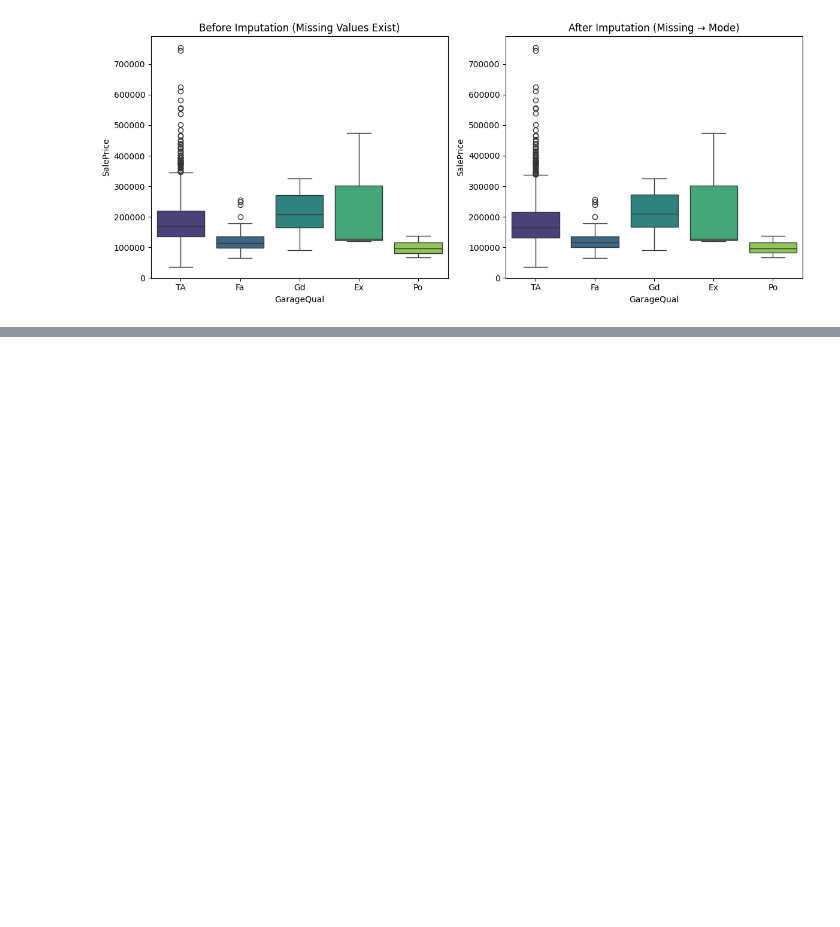
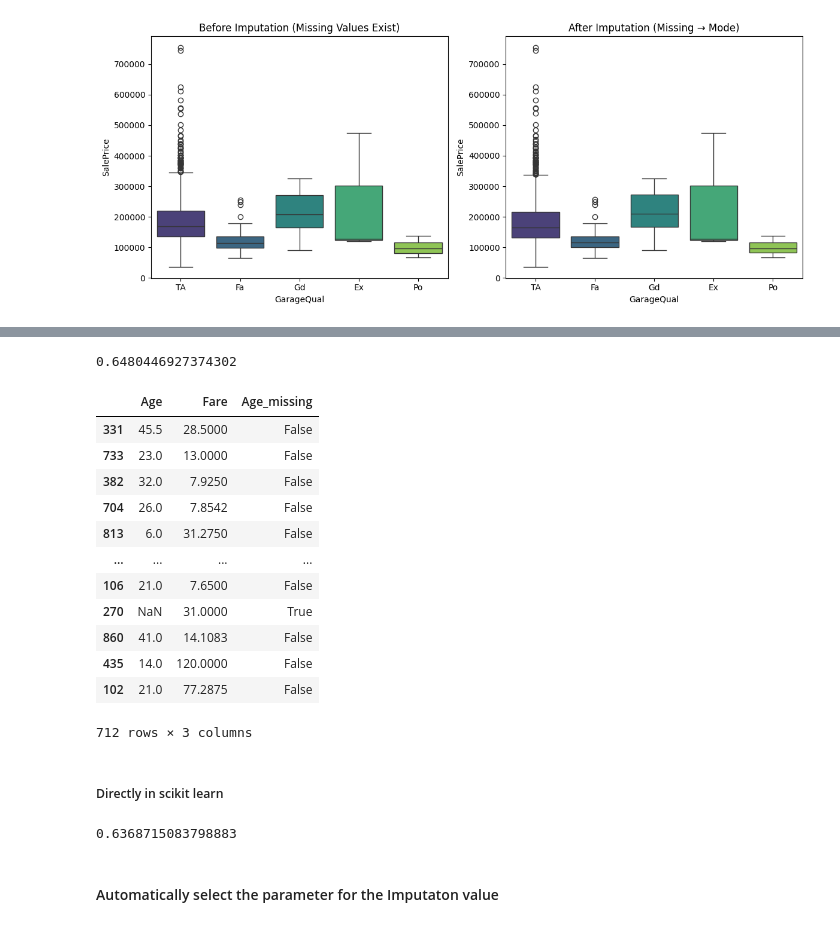
Before and after one commit to SumanGouda/Scikit-Learn-, a Jupyter notebook: DATA PROCESSING/Handling Missing Values.ipynb, the cells around one changed output, grey strips where cells are left out. Cells and saved outputs as stored; diff of their text form; code cells hidden in the pictures; blank space fills up the shorter version.

```diff
--- a/DATA PROCESSING/Handling Missing Values.ipynb
+++ b/DATA PROCESSING/Handling Missing Values.ipynb
@@ -207,0 +324,6 @@ plt.show()
+# %%
+df = pd.read_csv('https://raw.githubusercontent.com/campusx-official/100-days-of-machine-learning/refs/heads/main/day38-missing-indicator/train.csv', usecols = ['Age', 'Fare', 'Survived'])
+# %%
+X = df.drop(columns=['Survived'])
+y = df['Survived']
+X_train, X_test, y_train, y_test = train_test_split(X, y, test_size=0.2, random_state=42)
@@ -207,0 +344,53 @@ plt.show()
+# %%
+from sklearn.linear_model import LogisticRegression
+lr = LogisticRegression()
+lr.fit(X_train_trf, y_train)
+y_pred = lr.predict(X_test_trf)
+
+from sklearn.metrics import accuracy_score
+accuracy = accuracy_score(y_test, y_pred)
+accuracy
+# %% [output]
+0.6480446927374302
+# %%
+from sklearn.impute import MissingIndicator
+mi = MissingIndicator()
+X_train_mi = mi.fit_transform(X_train)
+X_test_mi = mi.transform(X_test)
+
+# Put the missing indicator in the training set
+X_train['Age_missing'] = X_train_mi
+X_test['Age_missing'] = X_test_mi
+# %% [output]
+|  | Age | Fare | Age_missing |
+| 331 | 45.5 | 28.5000 | False |
+| 733 | 23.0 | 13.0000 | False |
+| 382 | 32.0 | 7.9250 | False |
+| 704 | 26.0 | 7.8542 | False |
+| 813 | 6.0 | 31.2750 | False |
+| ... | ... | ... | ... |
+| 106 | 21.0 | 7.6500 | False |
+| 270 | NaN | 31.0000 | True |
+| 860 | 41.0 | 14.1083 | False |
+| 435 | 14.0 | 120.0000 | False |
+| 102 | 21.0 | 77.2875 | False |
+712 rows × 3 columns
+# %% [markdown]
+##### Directly in scikit learn
+# %%
+si = SimpleImputer(add_indicator=True)       # Use the add_indicator parameter to add a missing indicator column
+X_train_trf = si.fit_transform(X_train)
+X_test_trf = si.transform(X_test)
+
+from sklearn.linear_model import LogisticRegression
+lr = LogisticRegression()
+lr.fit(X_train_trf, y_train)
+y_pred = lr.predict(X_test_trf)
+
+from sklearn.metrics import accuracy_score
+accuracy = accuracy_score(y_test, y_pred)
+accuracy
+# %% [output]
+0.6368715083798883
+# %% [markdown]
+#### Automatically select the parameter for the Imputaton value
```
Also changed, not shown: parts of 22 cells of this notebook.
